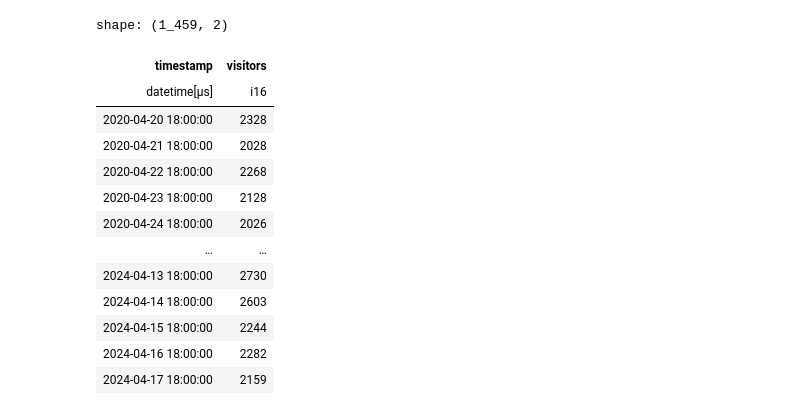
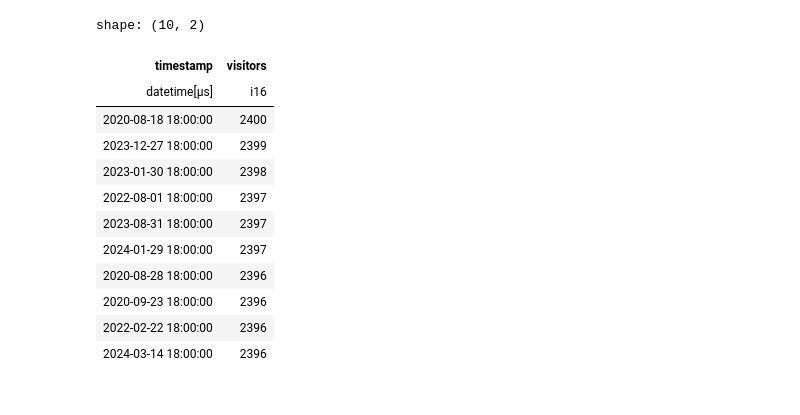
Before and after one commit to Thejipppp/polars-dataminded-exercise, a Jupyter notebook: 6-udf/exercise.ipynb, the cells around one changed output. Cells and saved outputs as stored; diff of their text form; code cells hidden in the pictures.

```diff
--- a/6-udf/exercise.ipynb
+++ b/6-udf/exercise.ipynb
@@ -3,31 +3,34 @@ import polars as pl
 import datetime
 import holidays
 
+dict = holidays.BE()
+
 def is_weekend(date: datetime):
-    return date.weekday() > 5
+    return date.weekday() >= 5
 
 def is_holiday(date: datetime):
-    return date.date() in holidays.BE()
+    return date.date() in dict
 # %%
 # we want to figure out which non-weekend or holiday days attracted the most visitors.
 (
     pl
         .read_parquet("../data/visitors.parquet")
-        .filter(pl.col("timestamp").map_elements(lambda dt: !is_weekend(dt) and !is_holiday(dt)))
+        .filter(pl.col("timestamp").map_elements(lambda dt: not is_weekend(dt) and not is_holiday(dt), return_dtype = bool))
+        .sort("visitors", descending = True)
+        .limit(10)
 
 )
 # %% [output]
-shape: (1_459, 2)
+shape: (10, 2)
 | timestamp | visitors |
 | datetime[μs] | i16 |
-| 2020-04-20 18:00:00 | 2328 |
-| 2020-04-21 18:00:00 | 2028 |
-| 2020-04-22 18:00:00 | 2268 |
-| 2020-04-23 18:00:00 | 2128 |
-| 2020-04-24 18:00:00 | 2026 |
-| … | … |
-| 2024-04-13 18:00:00 | 2730 |
-| 2024-04-14 18:00:00 | 2603 |
-| 2024-04-15 18:00:00 | 2244 |
-| 2024-04-16 18:00:00 | 2282 |
-| 2024-04-17 18:00:00 | 2159 |
+| 2020-08-18 18:00:00 | 2400 |
+| 2023-12-27 18:00:00 | 2399 |
+| 2023-01-30 18:00:00 | 2398 |
+| 2022-08-01 18:00:00 | 2397 |
+| 2023-08-31 18:00:00 | 2397 |
+| 2024-01-29 18:00:00 | 2397 |
+| 2020-08-28 18:00:00 | 2396 |
+| 2020-09-23 18:00:00 | 2396 |
+| 2022-02-22 18:00:00 | 2396 |
+| 2024-03-14 18:00:00 | 2396 |
```
Also changed, not shown: parts of 2 cells of this notebook.
